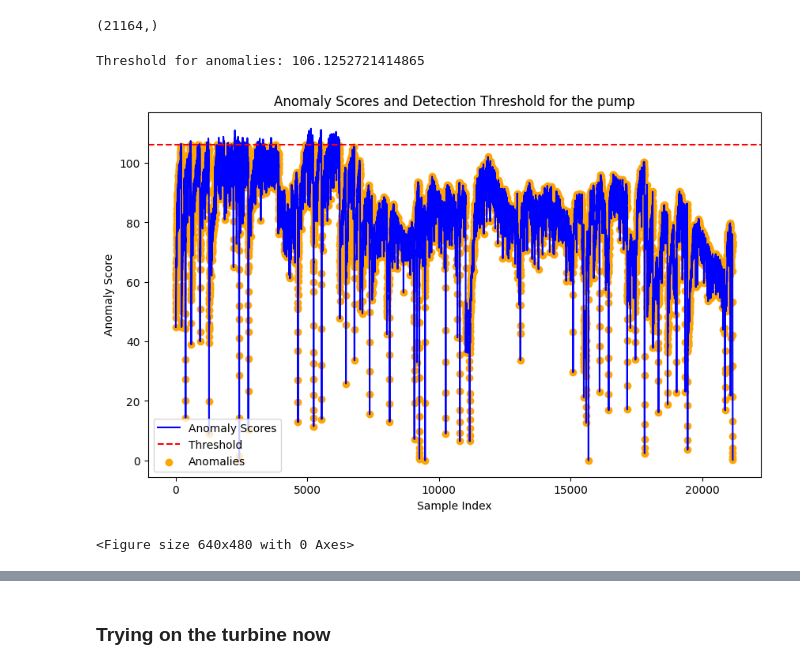
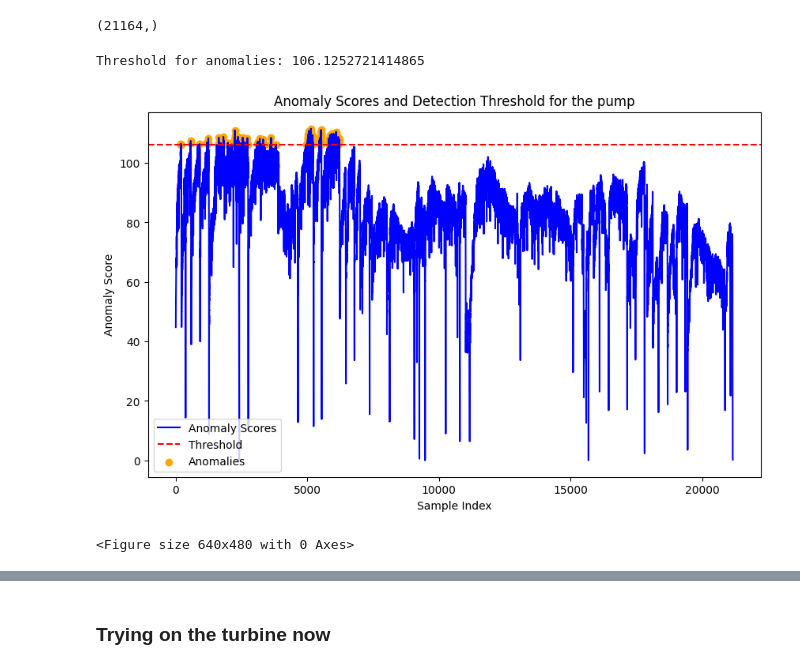
Before and after one commit to JiashengWan/MLPM, a Jupyter notebook: VARX_synthetic.ipynb, the cells around one changed output, grey strips where cells are left out. Cells and saved outputs as stored; diff of their text form; code cells hidden in the pictures.

```diff
--- a/VARX_synthetic.ipynb
+++ b/VARX_synthetic.ipynb
@@ -376,24 +376,24 @@ print(predicted_scores.shape)
 # %%
 # Define a threshold for anomaly detection
 # You can use the 95th percentile of the training scores as a threshold
 threshold = np.percentile(svm.score_samples(pump_steady_state_pca), 95)
 print(f'Threshold for anomalies: {threshold}')
 
 # Classify the test set as normal or anomalous
-predictions = predicted_scores < threshold  # True for anomalies, False for normal
+predictions = predicted_scores > threshold  # True for anomalies, False for normal
 
 # Visualization (optional)
 plt.figure(figsize=(10, 6))
 plt.plot(predicted_scores, label='Anomaly Scores', color='blue')
 plt.axhline(y=threshold, color='red', linestyle='--', label='Threshold')
 plt.scatter(np.where(predictions)[0], predicted_scores[predictions], color='orange', label='Anomalies')
 plt.title('Anomaly Scores and Detection Threshold for the pump')
 plt.xlabel('Sample Index')
 plt.ylabel('Anomaly Score')
 plt.legend()
 plt.show()
 #plt.savefig("images/anomaly_scores_detection_turbine.pdf",format='pdf')
 # %% [output]
 Threshold for anomalies: 106.1252721414865
-[figure, old version]
+[figure, new version]
 <Figure size 640x480 with 0 Axes>
```
Also changed, not shown: parts of 3 cells of this notebook.
